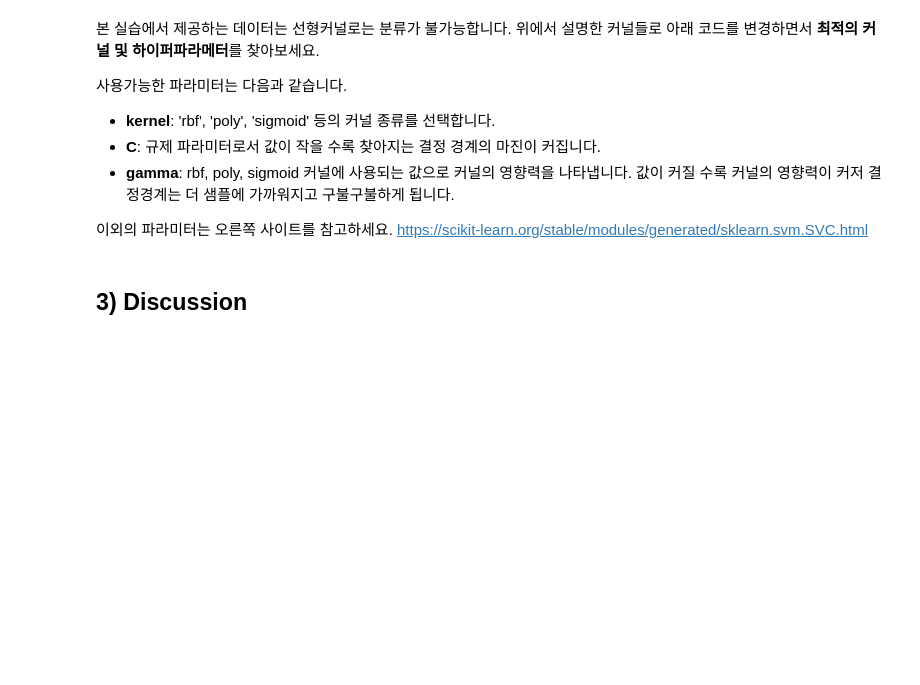
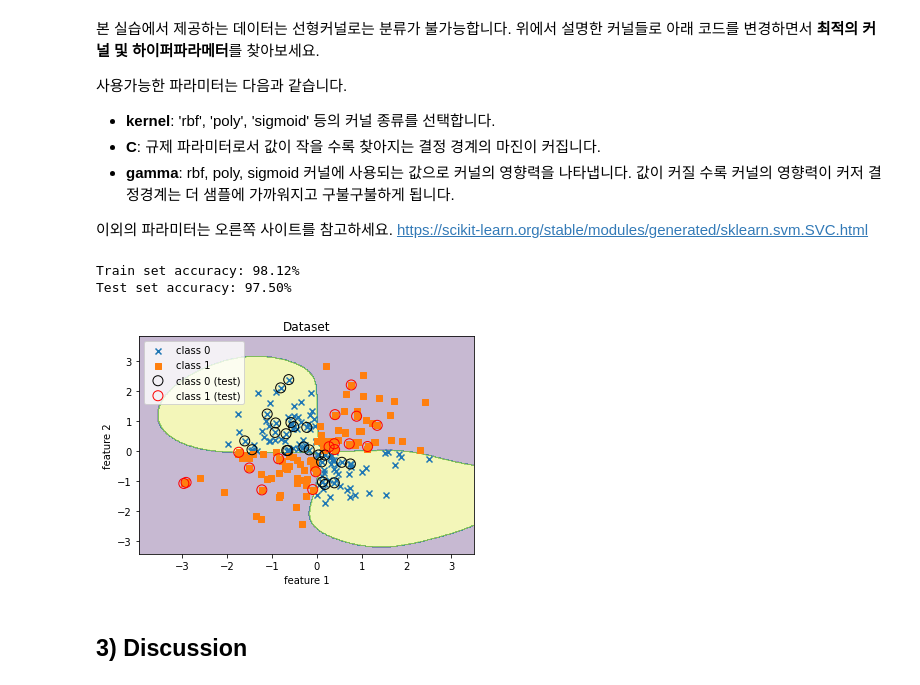
Before and after one commit to GbLeem/ML_Assignment, a Jupyter notebook: P4_SVM/P4-SVM.ipynb, the cells around one changed output. Cells and saved outputs as stored; diff of their text form; code cells hidden in the pictures; blank space fills up the shorter version.

```diff
--- a/P4_SVM/P4-SVM.ipynb
+++ b/P4_SVM/P4-SVM.ipynb
@@ -370,6 +401,8 @@ https://scikit-learn.org/stable/modules/generated/sklearn.svm.SVC.html
 # %%
 ##### <your code> SVC module for Non-linear SVM
 ##### <your code> training with train dataset
+svm = SVC(kernel="rbf", C= 50, gamma= "scale")
+svm.fit(X_train, y_train)
 
 # Train dataset에서 성능 검증
 train_acc = sum(svm.predict(X_train) == y_train) / len(y_train)
@@ -383,33 +416,37 @@ print('Test set accuracy: %.2f%%' % (test_acc*100))
 x1_min, x1_max = X[:, 0].min() - 1, X[:, 0].max() + 1
 x2_min, x2_max = X[:, 1].min() - 1, X[:, 1].max() + 1
 xx1, xx2 = np.meshgrid(np.arange(x1_min, x1_max, 0.02),
                        np.arange(x2_min, x2_max, 0.02))
 Z = svm.predict(np.array([xx1.ravel(), xx2.ravel()]).T)
 Z = Z.reshape(xx1.shape)
 plt.contourf(xx1, xx2, Z, alpha=0.3)
 
 # 그래프로 표현
 plt.scatter([i[0] for idx, i in enumerate(X) if y[idx] == 1],
             [i[1] for idx, i in enumerate(X) if y[idx] == 1],
             label='class 0', marker='x')
 plt.scatter([i[0] for idx, i in enumerate(X) if y[idx] == -1],
             [i[1] for idx, i in enumerate(X) if y[idx] == -1],
             label='class 1', marker='s')
 ## testset 강조
 plt.scatter([i[0] for idx, i in enumerate(X_test) if y_test[idx] == 1],
             [i[1] for idx, i in enumerate(X_test) if y_test[idx] == 1],
             label='class 0 (test)', facecolors='none', edgecolor='black', s=100, marker='o')
 plt.scatter([i[0] for idx, i in enumerate(X_test) if y_test[idx] == -1],
             [i[1] for idx, i in enumerate(X_test) if y_test[idx] == -1],
             label='class 1 (test)', facecolors='none', edgecolor='red', s=100, marker='o')
 
 
 # 그래프로 표현
 plt.title('Dataset')
 plt.xlabel('feature 1')
 plt.ylabel('feature 2')
 plt.legend()
 plt.show()
+# %% [output]
+Train set accuracy: 98.12%
+Test set accuracy: 97.50%
+[figure, added]
 # %% [markdown]
 ## 3) Discussion
 # %% [markdown]
```
Also changed, not shown: parts of 15 cells of this notebook, 1 other file.
